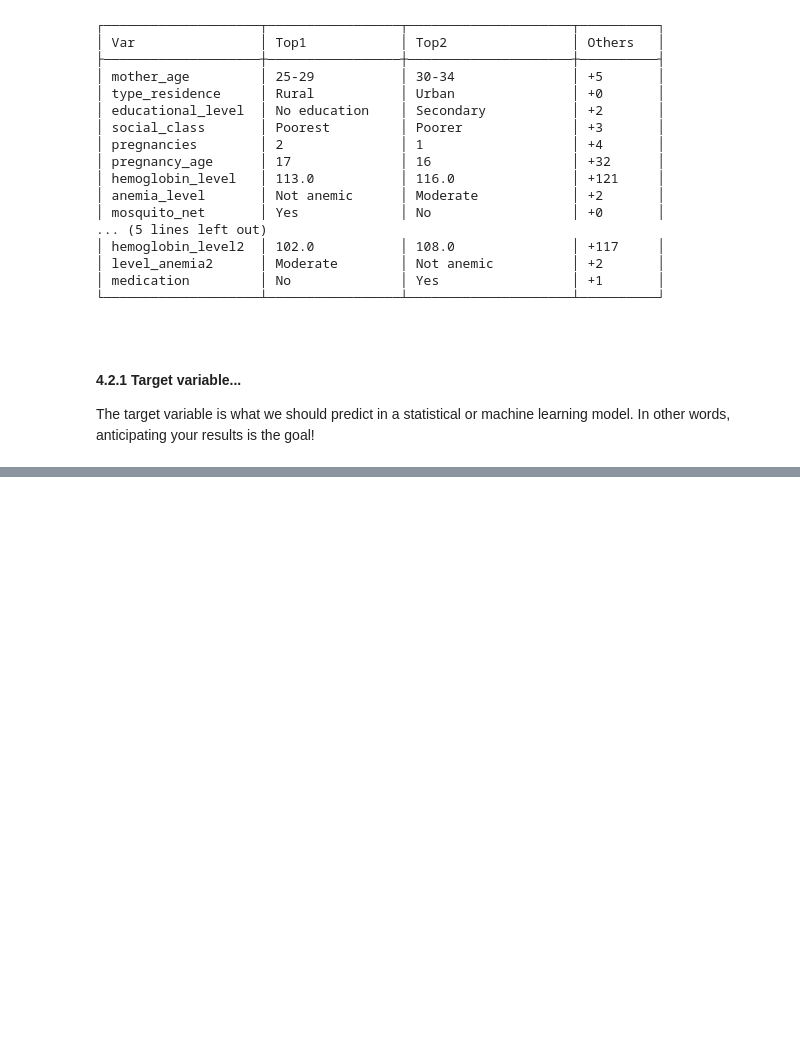
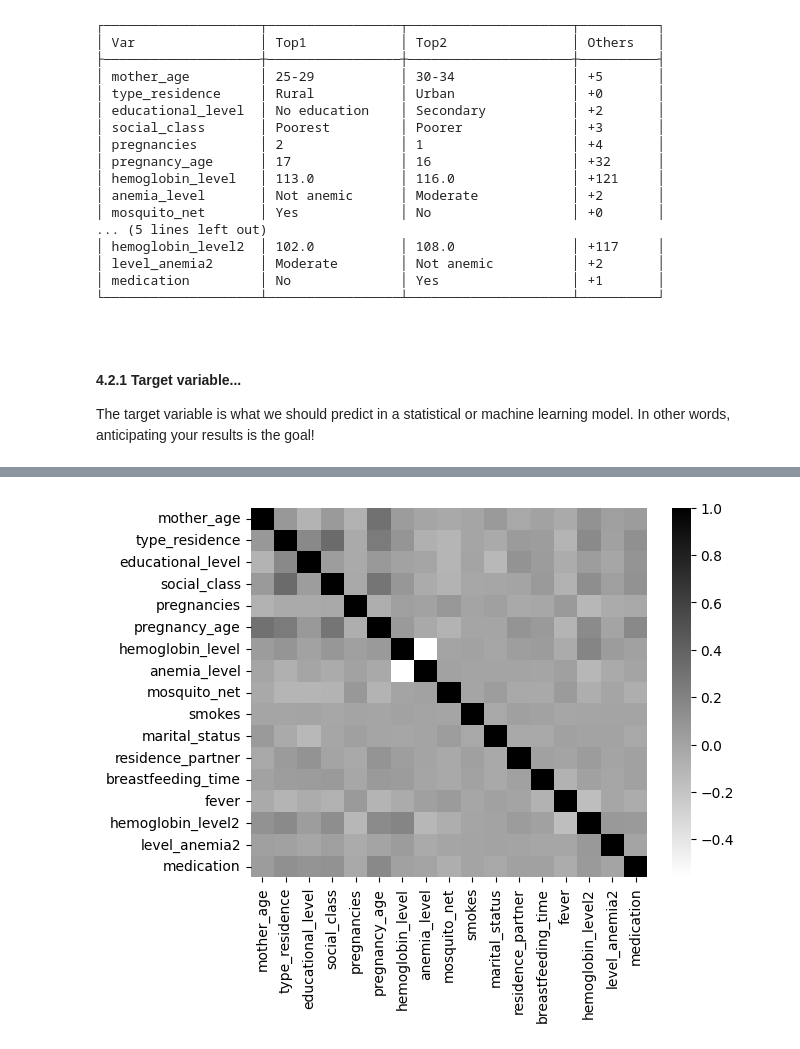
Before and after one commit to mouraxy/data, a Jupyter notebook: ipynb/Anemia Level Classification.ipynb, the cells around one changed output, grey strips where cells are left out. Saved outputs shown, nothing was run; the diff lists cells and outputs as text; code cells hidden in the pictures; blank space fills up the shorter version.

```diff
--- a/ipynb/Anemia Level Classification.ipynb
+++ b/ipynb/Anemia Level Classification.ipynb
@@ -158,0 +215,15 @@ target = 'anemia_level'
+# %%
+df_numeric = df_clean.copy()
+# %%
+target_map = {
+'Not anemic': 0,
+'Moderate': 1,
+'Mild': 2,
+'Severe': 3
+}
+
+df_numeric[target] = df_numeric[target].map(target_map)
+# %%
+txt_columns = df_numeric.select_dtypes(include=['object']).columns
+
+print(f'Text columns: {txt_columns}')
@@ -158,0 +235,5 @@ target = 'anemia_level'
+# %%
+le = LabelEncoder()
+
+for col in txt_columns:
+    df_numeric[col] = le.fit_transform(df_numeric[col])
@@ -158,0 +245,4 @@ target = 'anemia_level'
+# %%
+sns.heatmap(df_numeric.corr(), cmap='binary');
+# %% [output]
+[figure, added]
```
Also changed, not shown: parts of 21 cells of this notebook.
